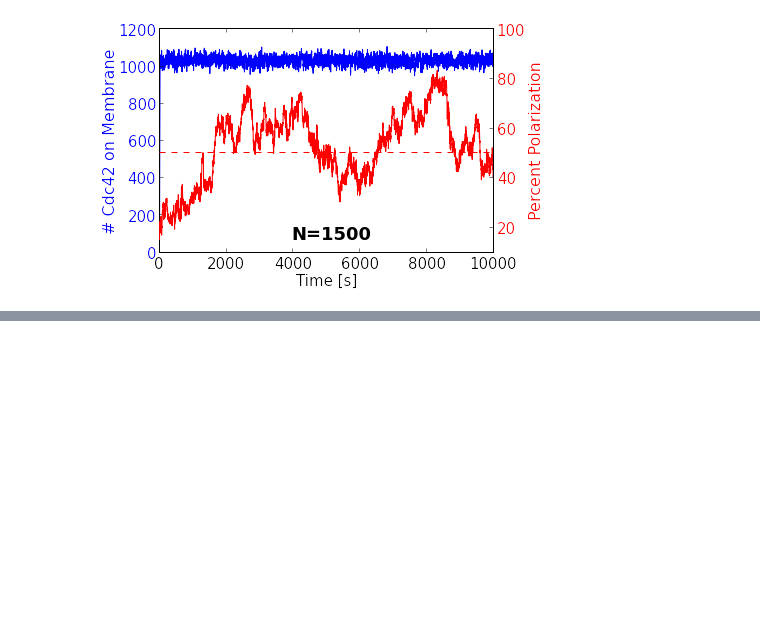
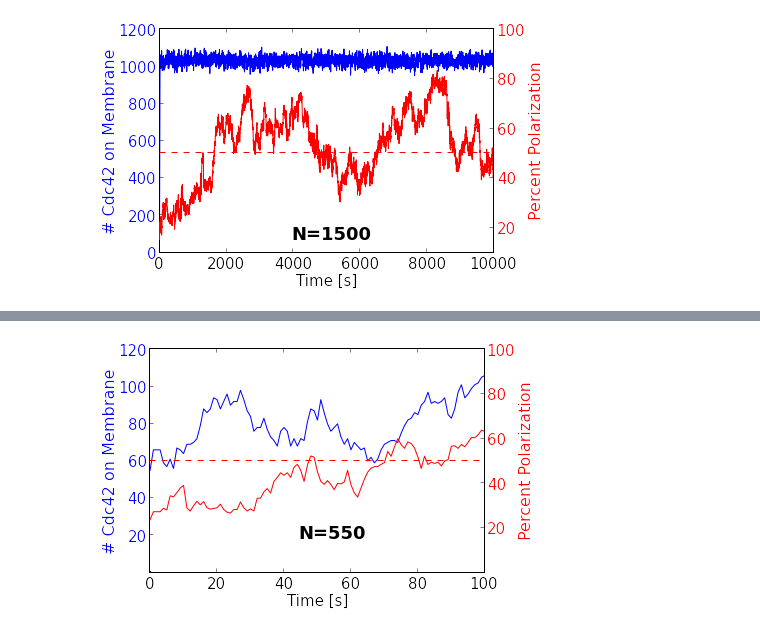
Before and after one commit to briandrawert/MOLNS_notebooks, a Jupyter notebook: Yeast_Polarization_Current_Parameter_Sweep.ipynb, the cells around one changed output, grey strips where cells are left out. Cells and saved outputs as stored; diff of their text form; code cells hidden in the pictures; blank space fills up the shorter version.

```diff
--- a/Yeast_Polarization_Current_Parameter_Sweep.ipynb
+++ b/Yeast_Polarization_Current_Parameter_Sweep.ipynb
@@ -279,0 +327,4 @@ yyplot(N=21)
+# %%
+yyplot_analysis(analysis550, 550)
+# %% [output]
+[figure, added]
```
Also changed, not shown: parts of 21 cells of this notebook.
